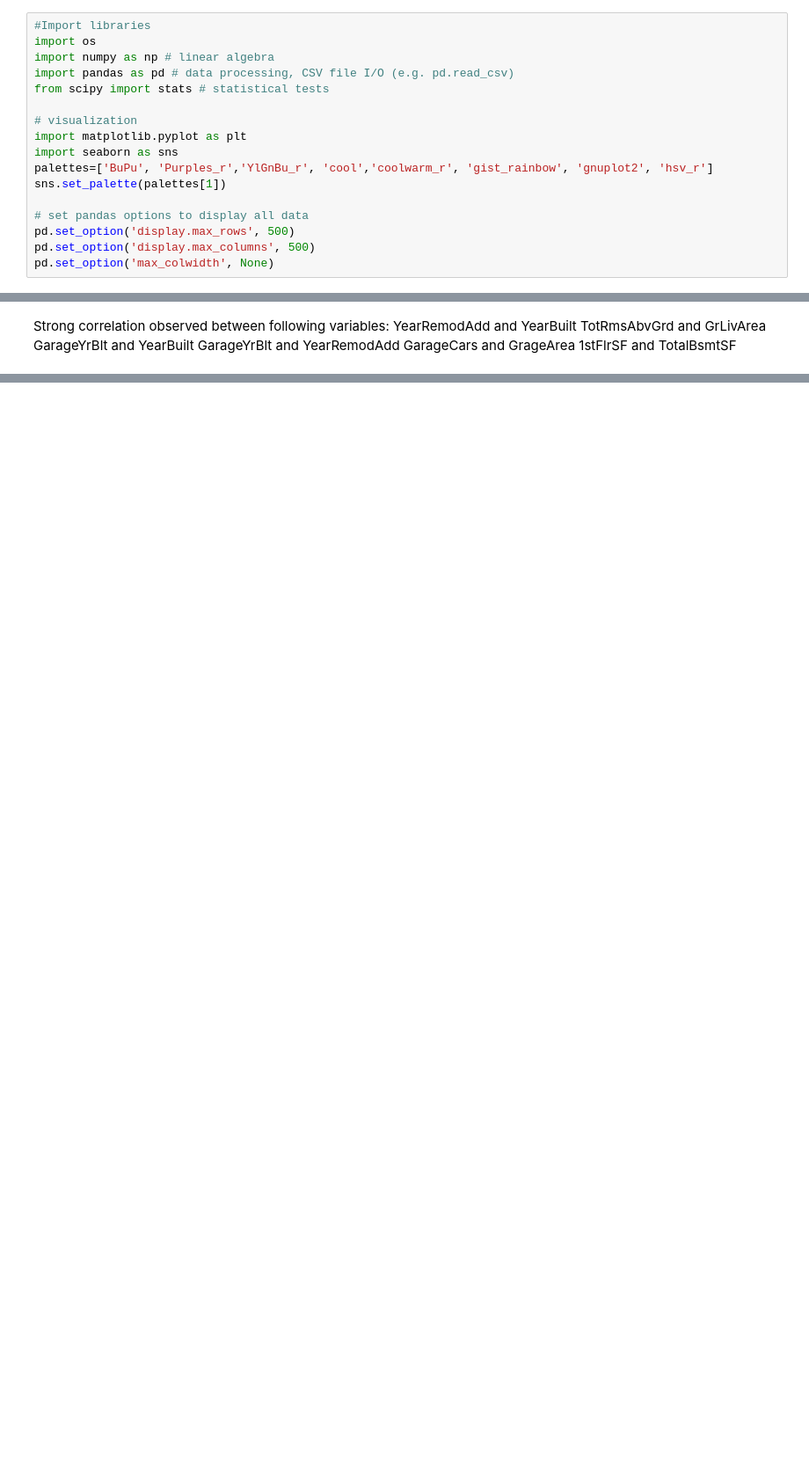
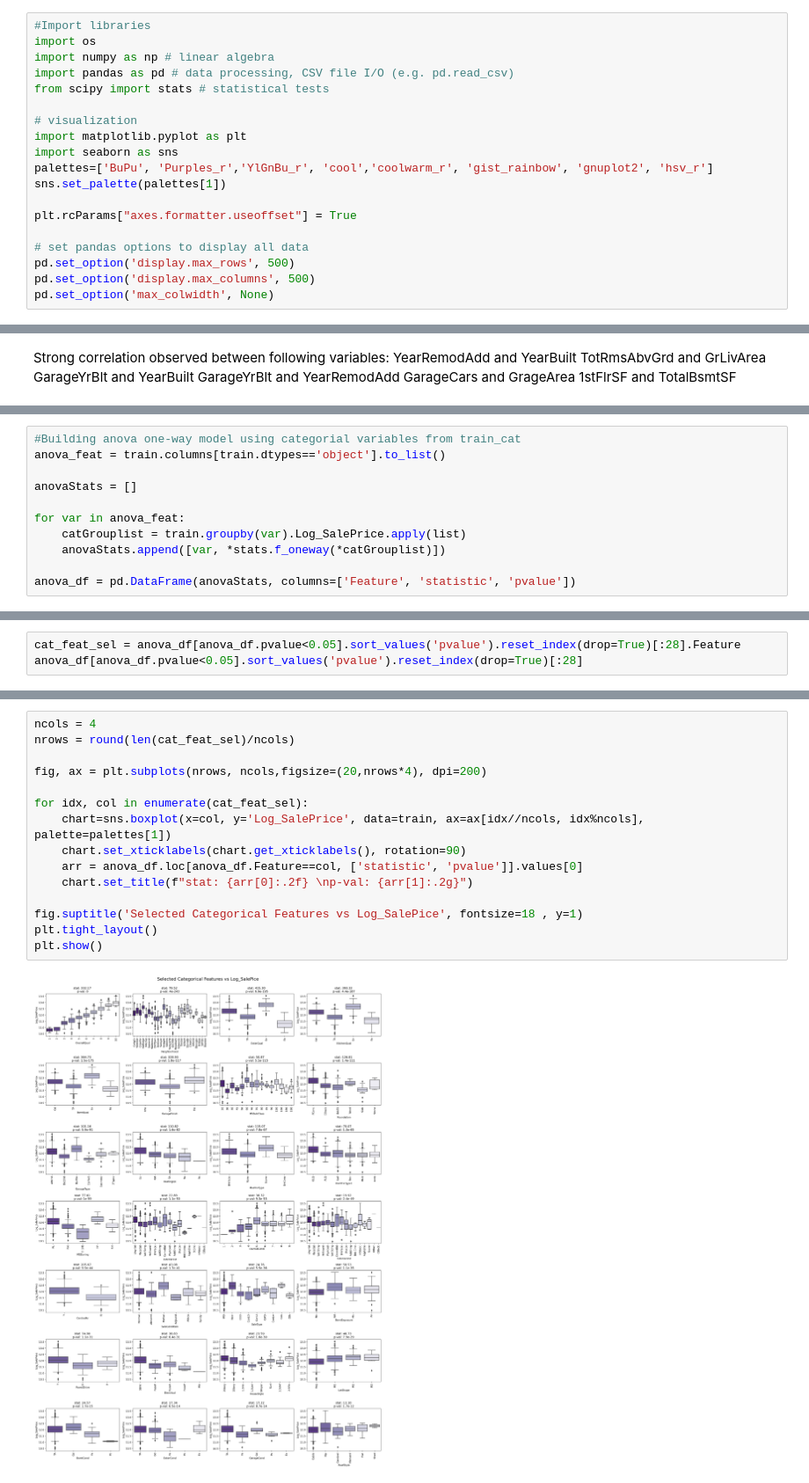
Before and after one commit to DerekHypo/Final_Project, a Jupyter notebook: HousePrices_EDA_V2.ipynb, the cells around one changed output, grey strips where cells are left out. Shown at 88% size. Cells and saved outputs as stored; diff of their text form; blank space fills up the shorter version.

```diff
--- a/HousePrices_EDA_V2.ipynb
+++ b/HousePrices_EDA_V2.ipynb
@@ -23,6 +23,8 @@ import seaborn as sns
 palettes=['BuPu', 'Purples_r','YlGnBu_r', 'cool','coolwarm_r', 'gist_rainbow', 'gnuplot2', 'hsv_r']
 sns.set_palette(palettes[1])
 
+plt.rcParams["axes.formatter.useoffset"] = True
+
 # set pandas options to display all data
 pd.set_option('display.max_rows', 500)
 pd.set_option('display.max_columns', 500)
@@ -333,0 +336,11 @@ For this case, assuming categorical independent variables and numerical dependen
+# %%
+#Building anova one-way model using categorial variables from train_cat
+anova_feat = train.columns[train.dtypes=='object'].to_list()
+
+anovaStats = []
+
+for var in anova_feat:
+    catGrouplist = train.groupby(var).Log_SalePrice.apply(list)
+    anovaStats.append([var, *stats.f_oneway(*catGrouplist)])
+
+anova_df = pd.DataFrame(anovaStats, columns=['Feature', 'statistic', 'pvalue'])
@@ -333,0 +370,3 @@ For this case, assuming categorical independent variables and numerical dependen
+# %%
+cat_feat_sel = anova_df[anova_df.pvalue<0.05].sort_values('pvalue').reset_index(drop=True)[:28].Feature
+anova_df[anova_df.pvalue<0.05].sort_values('pvalue').reset_index(drop=True)[:28]
@@ -333,0 +391,17 @@ For this case, assuming categorical independent variables and numerical dependen
+# %%
+ncols = 4
+nrows = round(len(cat_feat_sel)/ncols)
+
+fig, ax = plt.subplots(nrows, ncols,figsize=(20,nrows*4), dpi=200)
+
+for idx, col in enumerate(cat_feat_sel):
+    chart=sns.boxplot(x=col, y='Log_SalePrice', data=train, ax=ax[idx//ncols, idx%ncols],  palette=palettes[1])
+    chart.set_xticklabels(chart.get_xticklabels(), rotation=90)
+    arr = anova_df.loc[anova_df.Feature==col, ['statistic', 'pvalue']].values[0]
+    chart.set_title(f"stat: {arr[0]:.2f} \np-val: {arr[1]:.2g}")
+
+fig.suptitle('Selected Categorical Features vs Log_SalePice', fontsize=18 , y=1)
+plt.tight_layout()
+plt.show()
+# %% [output]
+[figure, added]
```
Also changed, not shown: parts of 11 cells of this notebook.
